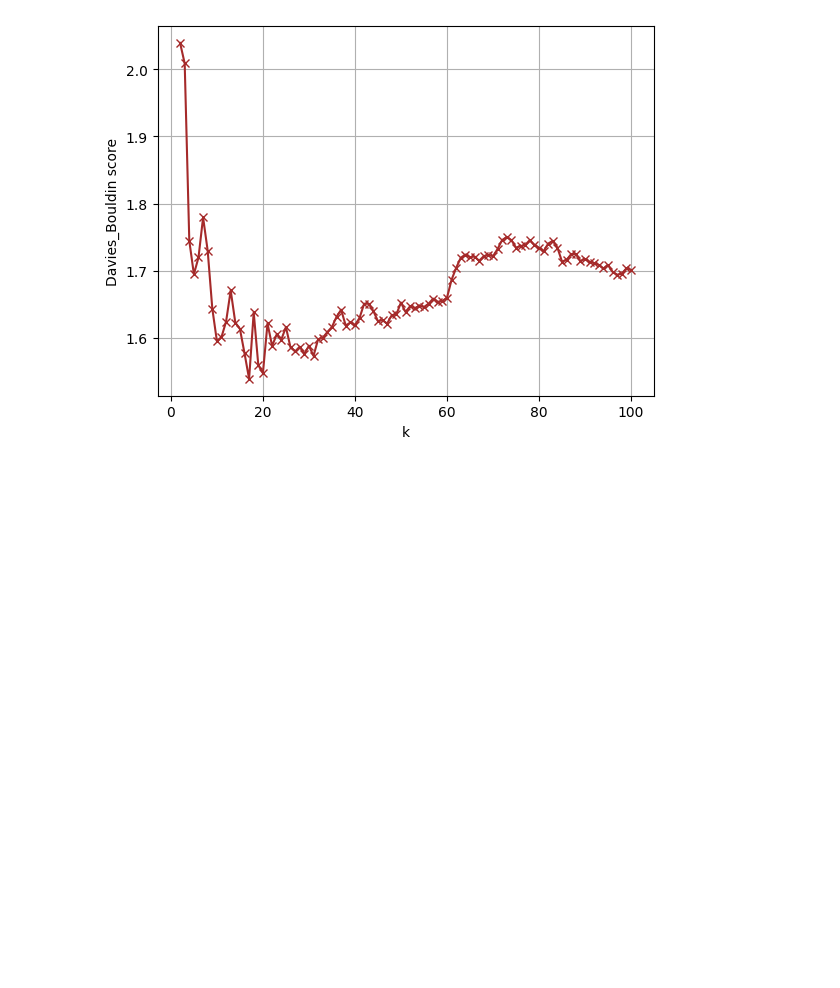
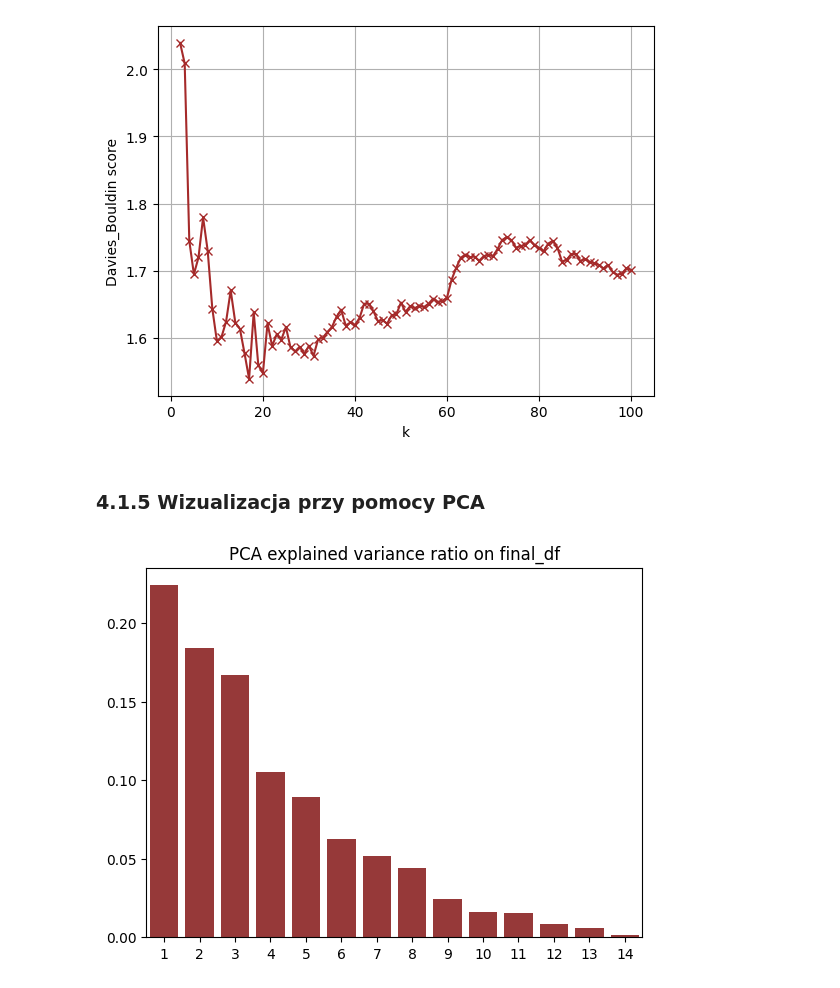
Before and after one commit to AristocratesJ/New-York-Airbnb-Clustering-Task, a Jupyter notebook: feature_engineering/feature_engineering.ipynb, the cells around one changed output. Saved outputs shown, nothing was run; the diff lists cells and outputs as text; code cells hidden in the pictures; blank space fills up the shorter version.

Commit message:
add more plots

```diff
--- a/feature_engineering/feature_engineering.ipynb
+++ b/feature_engineering/feature_engineering.ipynb
@@ -663,3 +663,5 @@ plt.grid()
 plt.show()
 # %% [output]
 [figure]
+# %% [markdown]
+### 4.1.5 Wizualizacja przy pomocy PCA
@@ -665,0 +671,10 @@ plt.show()
+# %%
+pca = PCA()
+result = pca.fit_transform(df_final)
+# %%
+# Ile zmiennych warto obcinać?
+sns.barplot(x = range(1, 15), y = pca.explained_variance_ratio_, color = "brown")
+plt.title("PCA explained variance ratio on final_df")
+plt.show()
+# %% [output]
+[figure, added]
```
Also changed, not shown: parts of 13 cells of this notebook, 7 other files.
